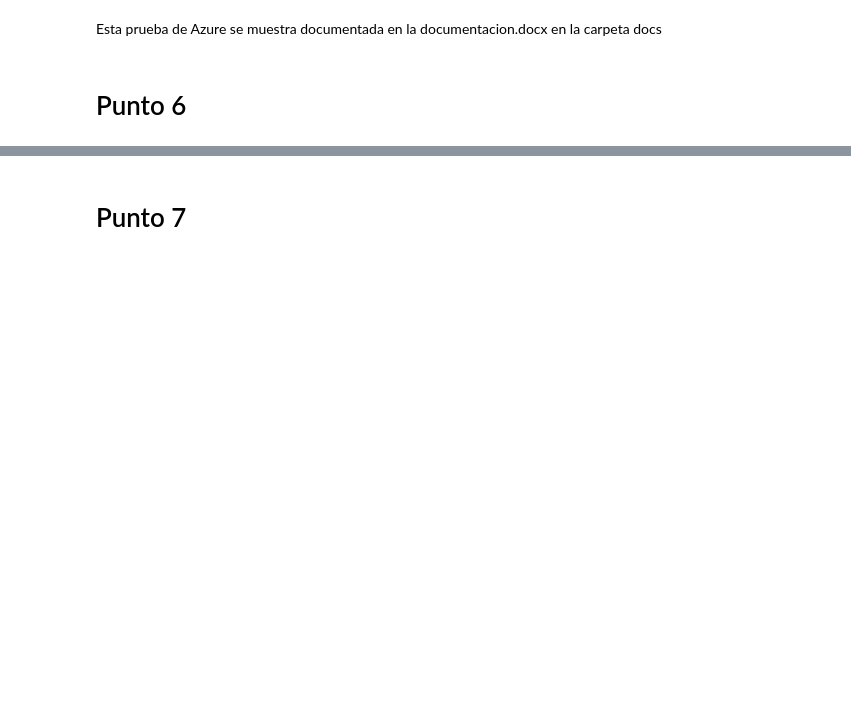
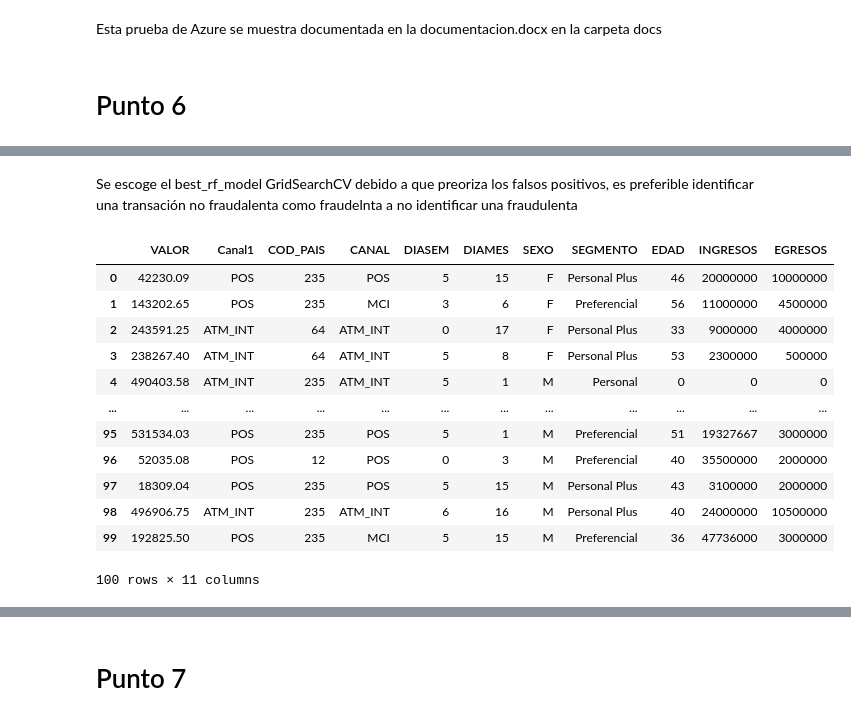
Before and after one commit to marinho14/DataKnow, a Jupyter notebook: code/prueba_tecnica.ipynb, the cells around one changed output, grey strips where cells are left out. Saved outputs shown, nothing was run; the diff lists cells and outputs as text; code cells hidden in the pictures; blank space fills up the shorter version.

```diff
--- a/code/prueba_tecnica.ipynb
+++ b/code/prueba_tecnica.ipynb
@@ -254,0 +503,24 @@ Esta prueba de Azure se muestra documentada en la documentacion.docx en la carpe
+# %% [markdown]
+Se escoge el best_rf_model GridSearchCV debido a que preoriza los falsos positivos, es preferible identificar una transación no fraudalenta como fraudelnta a no identificar una fraudulenta
+# %%
+test_data = pd.read_csv('../Datos3/test.csv')
+
+selected_columns = train_data_clean.columns
+test_data_selected = test_data[selected_columns].drop('FRAUDE', axis=1)
+test_data_selected['COD_PAIS'] = test_data_selected['COD_PAIS'].map(codigo_pais_a_numero)
+
+test_data_selected
+# %% [output]
+|  | VALOR | Canal1 | COD_PAIS | CANAL | DIASEM | DIAMES | SEXO | SEGMENTO | EDAD | INGRESOS | EGRESOS |
+| 0 | 42230.09 | POS | 235 | POS | 5 | 15 | F | Personal Plus | 46 | 20000000 | 10000000 |
+| 1 | 143202.65 | POS | 235 | MCI | 3 | 6 | F | Preferencial | 56 | 11000000 | 4500000 |
+| 2 | 243591.25 | ATM_INT | 64 | ATM_INT | 0 | 17 | F | Personal Plus | 33 | 9000000 | 4000000 |
+| 3 | 238267.40 | ATM_INT | 64 | ATM_INT | 5 | 8 | F | Personal Plus | 53 | 2300000 | 500000 |
+| 4 | 490403.58 | ATM_INT | 235 | ATM_INT | 5 | 1 | M | Personal | 0 | 0 | 0 |
+| ... | ... | ... | ... | ... | ... | ... | ... | ... | ... | ... | ... |
+| 95 | 531534.03 | POS | 235 | POS | 5 | 1 | M | Preferencial | 51 | 19327667 | 3000000 |
+| 96 | 52035.08 | POS | 12 | POS | 0 | 3 | M | Preferencial | 40 | 35500000 | 2000000 |
+| 97 | 18309.04 | POS | 235 | POS | 5 | 15 | M | Personal Plus | 43 | 3100000 | 2000000 |
+| 98 | 496906.75 | ATM_INT | 235 | ATM_INT | 6 | 16 | M | Personal Plus | 40 | 24000000 | 10500000 |
+| 99 | 192825.50 | POS | 235 | MCI | 5 | 15 | M | Preferencial | 36 | 47736000 | 3000000 |
+100 rows × 11 columns
```
Also changed, not shown: parts of 15 cells of this notebook, 5 other files.
